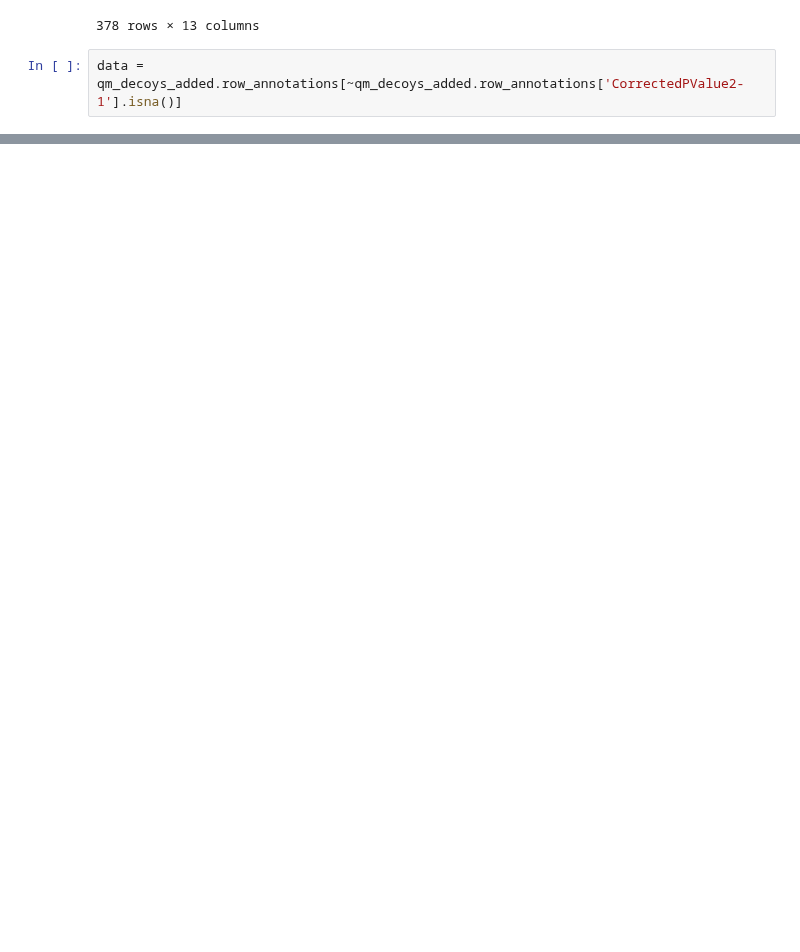
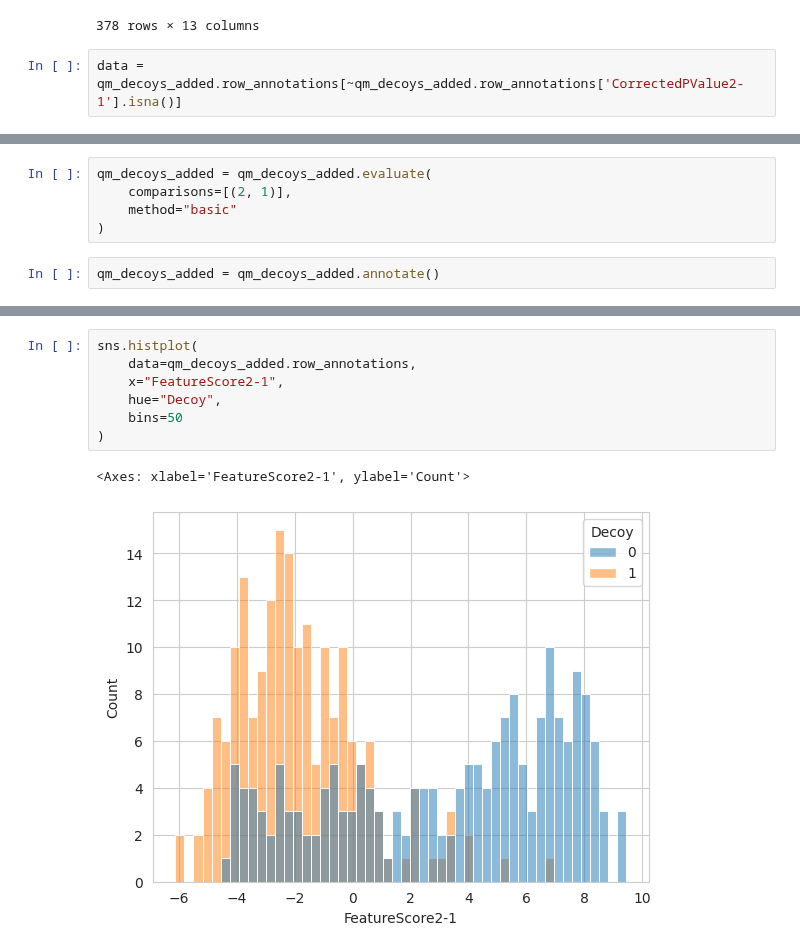
Before and after one commit to InfectionMedicineProteomics/DPKS, a Jupyter notebook: notebooks/fdr.ipynb, the cells around one changed output, grey strips where cells are left out. Drawn from its saved outputs; the diff is of its cells as text; blank space fills up the shorter version.

```diff
--- a/notebooks/fdr.ipynb
+++ b/notebooks/fdr.ipynb
@@ -900,0 +176,7 @@ feature_score_results.sort_values("feature_score", ascending=False)
+# %%
+qm_decoys_added = qm_decoys_added.evaluate(
+    comparisons=[(2, 1)],
+    method="basic"
+)
+# %%
+qm_decoys_added = qm_decoys_added.annotate()
@@ -900,0 +199,10 @@ feature_score_results.sort_values("feature_score", ascending=False)
+# %%
+sns.histplot(
+    data=qm_decoys_added.row_annotations,
+    x="FeatureScore2-1",
+    hue="Decoy",
+    bins=50
+)
+# %% [output]
+<Axes: xlabel='FeatureScore2-1', ylabel='Count'>
+[figure, added]
```
Also changed, not shown: parts of 78 cells of this notebook, 7 other files.
